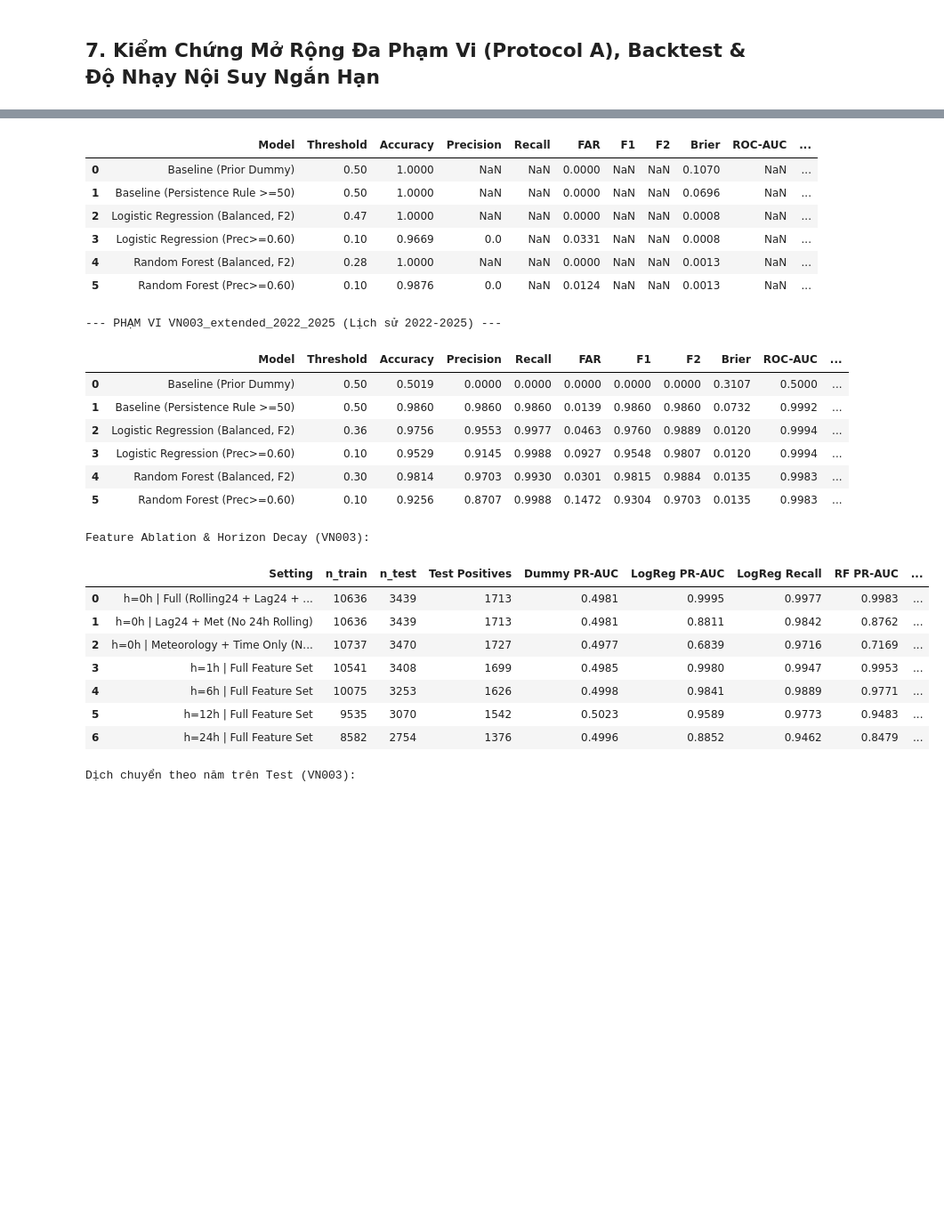
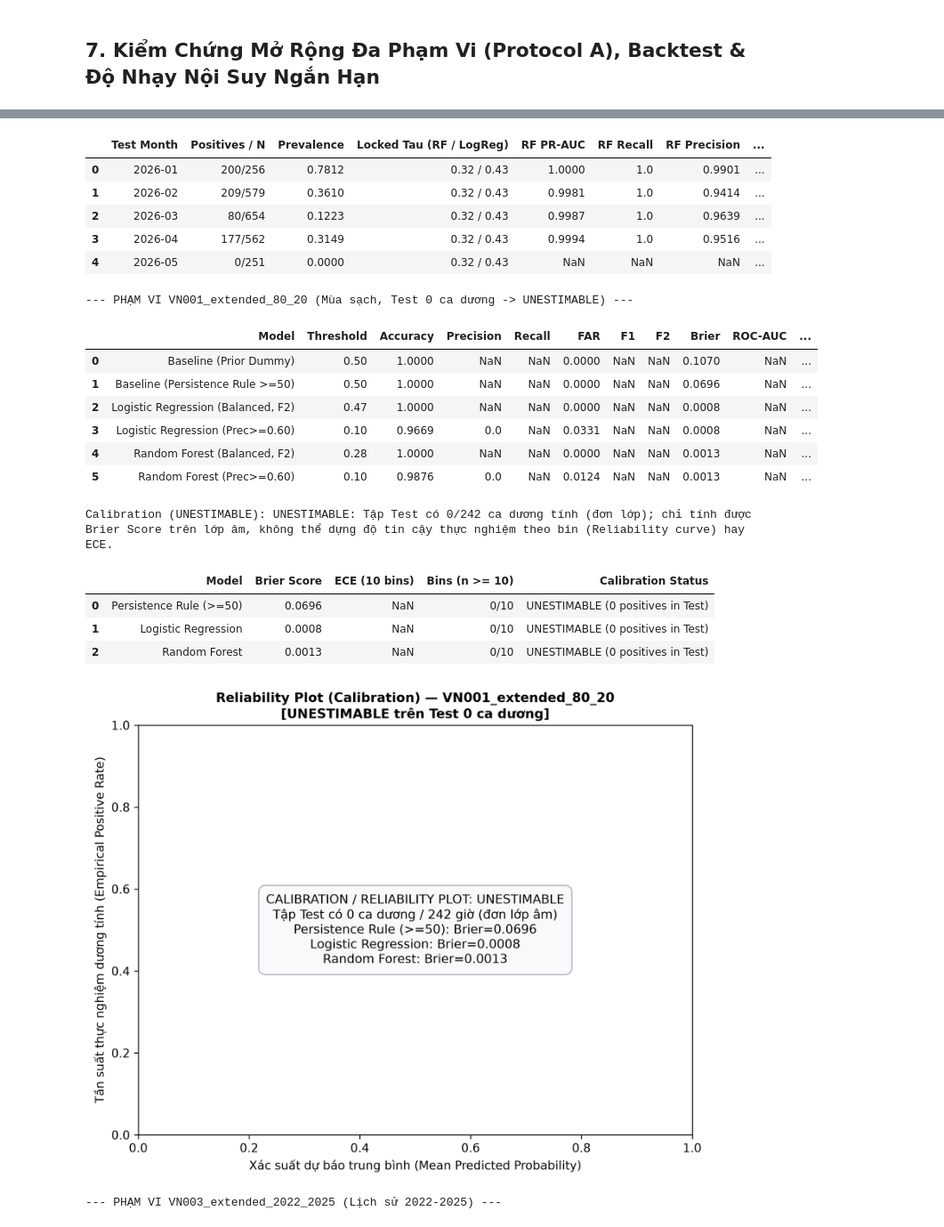
Before and after one commit to doctor-cato/air-pollution-analysis, a Jupyter notebook: notebooks/07_classification_alerts.ipynb, the cells around one changed output, grey strips where cells are left out. Shown at 89% size. Saved outputs shown, nothing was run; the diff lists cells and outputs as text; code cells hidden in the pictures; blank space fills up the shorter version.

Commit message:
fix(classification): resolve PR #49 review findings, calibration, coverage & provenance

```diff
--- a/notebooks/07_classification_alerts.ipynb
+++ b/notebooks/07_classification_alerts.ipynb
@@ -222,16 +269,25 @@ THỰC NGHIỆM FEATURE ABLATION & HORIZON DECAY (VN001 BASELINE):
 # %%
 print("EXPANDING-WINDOW TEMPORAL BACKTEST (TRAIN FOLDS — VN001 BASELINE):")
 display(res_base.backtest_table)
+print("DỊCH CHUYỂN THEO THÁNG TRÊN TẬP TEST (VN001 BASELINE — DÙNG NGƯỠNG KHÓA):")
+display(res_base.monthly_drift_table)
 
 if "VN001_extended" in suite_results:
     res_ext1 = suite_results["VN001_extended"]
     print("\n--- PHẠM VI VN001_extended_80_20 (Mùa sạch, Test 0 ca dương -> UNESTIMABLE) ---")
     display(res_ext1.metrics_table)
+    print(f"Calibration ({res_ext1.calibration_status}): {res_ext1.calibration_note}")
+    display(res_ext1.calibration_table)
+    fig_ext1_cal = FIGURES_DIR / "calibration_reliability_vn001_extended.png"
+    if fig_ext1_cal.exists():
+        display(Image(filename=str(fig_ext1_cal)))
 
 if "VN003_extended" in suite_results:
     res_vn003 = suite_results["VN003_extended"]
     print("\n--- PHẠM VI VN003_extended_2022_2025 (Lịch sử 2022-2025) ---")
     display(res_vn003.metrics_table)
+    print(f"Calibration ({res_vn003.calibration_status}): {res_vn003.calibration_note}")
+    display(res_vn003.calibration_table)
     print("Feature Ablation & Horizon Decay (VN003):")
     display(res_vn003.ablation_horizon_table)
     print("Dịch chuyển theo năm trên Test (VN003):")
@@ -239,11 +295,13 @@ if "VN003_extended" in suite_results:
     if res_vn003.derived_sensitivity_table is not None:
         print("Kiểm tra độ nhạy `pm25_derived_interpolated` chỉ cho đặc trưng Train (VN003):")
         display(res_vn003.derived_sensitivity_table)
-    fig_vn003_pr = FIGURES_DIR / "precision_recall_curve_vn003_extended.png"
-    if fig_vn003_pr.exists():
-        display(Image(filename=str(fig_vn003_pr)))
-    fig_vn003_fi = FIGURES_DIR / "feature_importance_vn003_extended.png"
-    if fig_vn003_fi.exists():
-        display(Image(filename=str(fig_vn003_fi)))
+    for fname in (
+        "precision_recall_curve_vn003_extended.png",
+        "calibration_reliability_vn003_extended.png",
+        "feature_importance_vn003_extended.png",
+    ):
+        fpath = FIGURES_DIR / fname
+        if fpath.exists():
+            display(Image(filename=str(fpath)))
 # %% [output]
 EXPANDING-WINDOW TEMPORAL BACKTEST (TRAIN FOLDS — VN001 BASELINE):
@@ -257,25 +315,21 @@ EXPANDING-WINDOW TEMPORAL BACKTEST (TRAIN FOLDS — VN001 BASELINE):
-|  | Model | Threshold | Accuracy | Precision | Recall | FAR | F1 | F2 | Brier | ROC-AUC | ... |
-| 0 | Baseline (Prior Dummy) | 0.50 | 1.0000 | NaN | NaN | 0.0000 | NaN | NaN | 0.1070 | NaN | ... |
-| 1 | Baseline (Persistence Rule >=50) | 0.50 | 1.0000 | NaN | NaN | 0.0000 | NaN | NaN | 0.0696 | NaN | ... |
-| 2 | Logistic Regression (Balanced, F2) | 0.47 | 1.0000 | NaN | NaN | 0.0000 | NaN | NaN | 0.0008 | NaN | ... |
-| 3 | Logistic Regression (Prec>=0.60) | 0.10 | 0.9669 | 0.0 | NaN | 0.0331 | NaN | NaN | 0.0008 | NaN | ... |
-| 4 | Random Forest (Balanced, F2) | 0.28 | 1.0000 | NaN | NaN | 0.0000 | NaN | NaN | 0.0013 | NaN | ... |
-| 5 | Random Forest (Prec>=0.60) | 0.10 | 0.9876 | 0.0 | NaN | 0.0124 | NaN | NaN | 0.0013 | NaN | ... |
+|  | Test Month | Positives / N | Prevalence | Locked Tau (RF / LogReg) | RF PR-AUC | RF Recall | RF Precision | ... |
+| 0 | 2026-01 | 200/256 | 0.7812 | 0.32 / 0.43 | 1.0000 | 1.0 | 0.9901 | ... |
+| 1 | 2026-02 | 209/579 | 0.3610 | 0.32 / 0.43 | 0.9981 | 1.0 | 0.9414 | ... |
+| 2 | 2026-03 | 80/654 | 0.1223 | 0.32 / 0.43 | 0.9987 | 1.0 | 0.9639 | ... |
+| 3 | 2026-04 | 177/562 | 0.3149 | 0.32 / 0.43 | 0.9994 | 1.0 | 0.9516 | ... |
+| 4 | 2026-05 | 0/251 | 0.0000 | 0.32 / 0.43 | NaN | NaN | NaN | ... |
---- PHẠM VI VN003_extended_2022_2025 (Lịch sử 2022-2025) ---
+--- PHẠM VI VN001_extended_80_20 (Mùa sạch, Test 0 ca dương -> UNESTIMABLE) ---
 |  | Model | Threshold | Accuracy | Precision | Recall | FAR | F1 | F2 | Brier | ROC-AUC | ... |
-| 0 | Baseline (Prior Dummy) | 0.50 | 0.5019 | 0.0000 | 0.0000 | 0.0000 | 0.0000 | 0.0000 | 0.3107 | 0.5000 | ... |
-| 1 | Baseline (Persistence Rule >=50) | 0.50 | 0.9860 | 0.9860 | 0.9860 | 0.0139 | 0.9860 | 0.9860 | 0.0732 | 0.9992 | ... |
-| 2 | Logistic Regression (Balanced, F2) | 0.36 | 0.9756 | 0.9553 | 0.9977 | 0.0463 | 0.9760 | 0.9889 | 0.0120 | 0.9994 | ... |
-| 3 | Logistic Regression (Prec>=0.60) | 0.10 | 0.9529 | 0.9145 | 0.9988 | 0.0927 | 0.9548 | 0.9807 | 0.0120 | 0.9994 | ... |
-| 4 | Random Forest (Balanced, F2) | 0.30 | 0.9814 | 0.9703 | 0.9930 | 0.0301 | 0.9815 | 0.9884 | 0.0135 | 0.9983 | ... |
-| 5 | Random Forest (Prec>=0.60) | 0.10 | 0.9256 | 0.8707 | 0.9988 | 0.1472 | 0.9304 | 0.9703 | 0.0135 | 0.9983 | ... |
+| 0 | Baseline (Prior Dummy) | 0.50 | 1.0000 | NaN | NaN | 0.0000 | NaN | NaN | 0.1070 | NaN | ... |
+| 1 | Baseline (Persistence Rule >=50) | 0.50 | 1.0000 | NaN | NaN | 0.0000 | NaN | NaN | 0.0696 | NaN | ... |
+| 2 | Logistic Regression (Balanced, F2) | 0.47 | 1.0000 | NaN | NaN | 0.0000 | NaN | NaN | 0.0008 | NaN | ... |
+| 3 | Logistic Regression (Prec>=0.60) | 0.10 | 0.9669 | 0.0 | NaN | 0.0331 | NaN | NaN | 0.0008 | NaN | ... |
+| 4 | Random Forest (Balanced, F2) | 0.28 | 1.0000 | NaN | NaN | 0.0000 | NaN | NaN | 0.0013 | NaN | ... |
+| 5 | Random Forest (Prec>=0.60) | 0.10 | 0.9876 | 0.0 | NaN | 0.0124 | NaN | NaN | 0.0013 | NaN | ... |
-Feature Ablation & Horizon Decay (VN003):
+Calibration (UNESTIMABLE): UNESTIMABLE: Tập Test có 0/242 ca dương tính (đơn lớp); chỉ tính được Brier Score trên lớp âm, không thể dựng độ tin cậy thực nghiệm theo bin (Reliability curve) hay ECE.
-|  | Setting | n_train | n_test | Test Positives | Dummy PR-AUC | LogReg PR-AUC | LogReg Recall | RF PR-AUC | ... |
-| 0 | h=0h | Full (Rolling24 + Lag24 + ... | 10636 | 3439 | 1713 | 0.4981 | 0.9995 | 0.9977 | 0.9983 | ... |
-| 1 | h=0h | Lag24 + Met (No 24h Rolling) | 10636 | 3439 | 1713 | 0.4981 | 0.8811 | 0.9842 | 0.8762 | ... |
-| 2 | h=0h | Meteorology + Time Only (N... | 10737 | 3470 | 1727 | 0.4977 | 0.6839 | 0.9716 | 0.7169 | ... |
-| 3 | h=1h | Full Feature Set | 10541 | 3408 | 1699 | 0.4985 | 0.9980 | 0.9947 | 0.9953 | ... |
-| 4 | h=6h | Full Feature Set | 10075 | 3253 | 1626 | 0.4998 | 0.9841 | 0.9889 | 0.9771 | ... |
-| 5 | h=12h | Full Feature Set | 9535 | 3070 | 1542 | 0.5023 | 0.9589 | 0.9773 | 0.9483 | ... |
-| 6 | h=24h | Full Feature Set | 8582 | 2754 | 1376 | 0.4996 | 0.8852 | 0.9462 | 0.8479 | ... |
+|  | Model | Brier Score | ECE (10 bins) | Bins (n >= 10) | Calibration Status |
+| 0 | Persistence Rule (>=50) | 0.0696 | NaN | 0/10 | UNESTIMABLE (0 positives in Test) |
+| 1 | Logistic Regression | 0.0008 | NaN | 0/10 | UNESTIMABLE (0 positives in Test) |
+| 2 | Random Forest | 0.0013 | NaN | 0/10 | UNESTIMABLE (0 positives in Test) |
+[figure, new version]
-Dịch chuyển theo năm trên Test (VN003):
+--- PHẠM VI VN003_extended_2022_2025 (Lịch sử 2022-2025) ---
```
Also changed, not shown: parts of 10 cells of this notebook, 15 other files.
